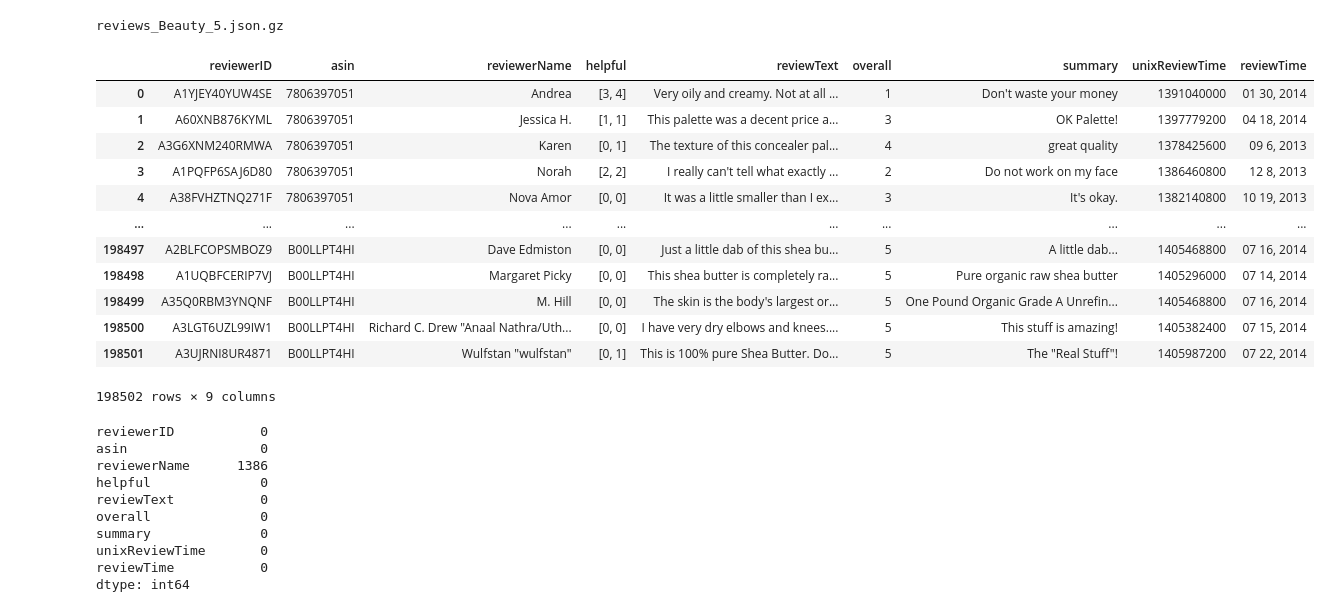
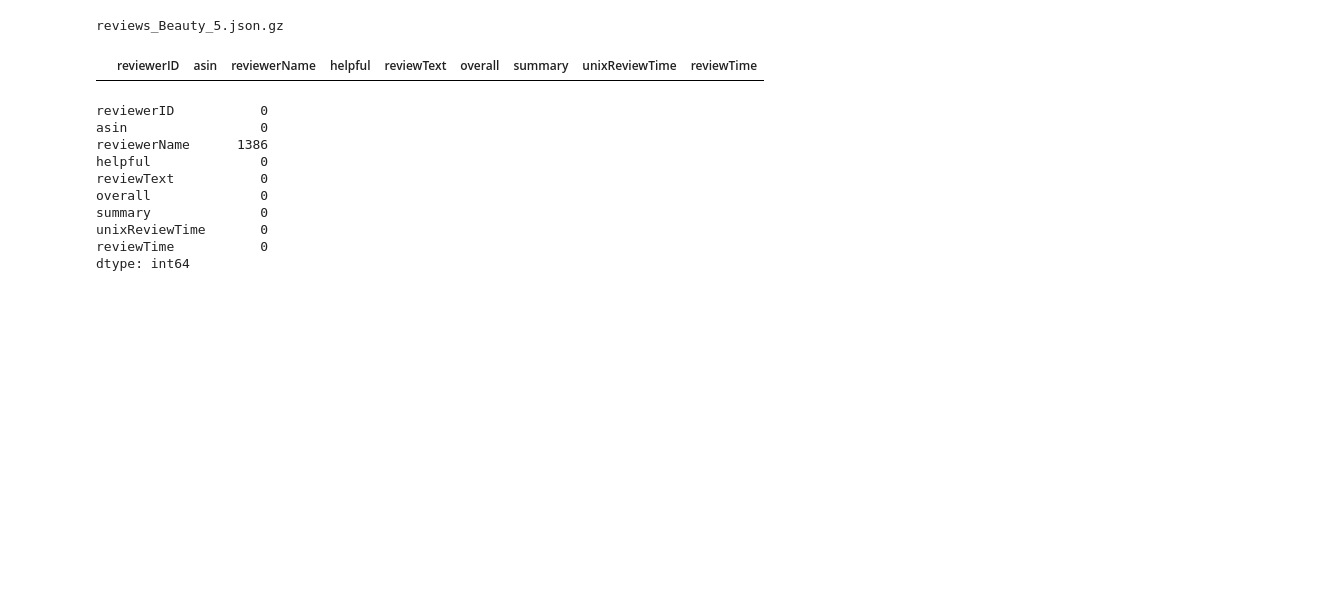
Before and after one commit to zander1268/Recommendation-Systems, a Jupyter notebook: Alex_notebook_2.ipynb, the cells around one changed output. Saved outputs shown, nothing was run; the diff lists cells and outputs as text; code cells hidden in the pictures; blank space fills up the shorter version.

```diff
--- a/Alex_notebook_2.ipynb
+++ b/Alex_notebook_2.ipynb
@@ -15,21 +15,9 @@ reviews_Beauty_5.json.gz
 # %%
 df = pd.read_json("Data/reviews_Beauty_5.json.gz",lines=True)
 # %%
-df
+df[df["summary"]==" "]
 # %% [output]
 |  | reviewerID | asin | reviewerName | helpful | reviewText | overall | summary | unixReviewTime | reviewTime |
-| 0 | A1YJEY40YUW4SE | 7806397051 | Andrea | [3, 4] | Very oily and creamy. Not at all ... | 1 | Don't waste your money | 1391040000 | 01 30, 2014 |
-| 1 | A60XNB876KYML | 7806397051 | Jessica H. | [1, 1] | This palette was a decent price a... | 3 | OK Palette! | 1397779200 | 04 18, 2014 |
-| 2 | A3G6XNM240RMWA | 7806397051 | Karen | [0, 1] | The texture of this concealer pal... | 4 | great quality | 1378425600 | 09 6, 2013 |
-| 3 | A1PQFP6SAJ6D80 | 7806397051 | Norah | [2, 2] | I really can't tell what exactly ... | 2 | Do not work on my face | 1386460800 | 12 8, 2013 |
-| 4 | A38FVHZTNQ271F | 7806397051 | Nova Amor | [0, 0] | It was a little smaller than I ex... | 3 | It's okay. | 1382140800 | 10 19, 2013 |
-| ... | ... | ... | ... | ... | ... | ... | ... | ... | ... |
-| 198497 | A2BLFCOPSMBOZ9 | B00LLPT4HI | Dave Edmiston | [0, 0] | Just a little dab of this shea bu... | 5 | A little dab... | 1405468800 | 07 16, 2014 |
-| 198498 | A1UQBFCERIP7VJ | B00LLPT4HI | Margaret Picky | [0, 0] | This shea butter is completely ra... | 5 | Pure organic raw shea butter | 1405296000 | 07 14, 2014 |
-| 198499 | A35Q0RBM3YNQNF | B00LLPT4HI | M. Hill | [0, 0] | The skin is the body's largest or... | 5 | One Pound Organic Grade A Unrefin... | 1405468800 | 07 16, 2014 |
-| 198500 | A3LGT6UZL99IW1 | B00LLPT4HI | Richard C. Drew "Anaal Nathra/Uth... | [0, 0] | I have very dry elbows and knees.... | 5 | This stuff is amazing! | 1405382400 | 07 15, 2014 |
-| 198501 | A3UJRNI8UR4871 | B00LLPT4HI | Wulfstan "wulfstan" | [0, 1] | This is 100% pure Shea Butter. Do... | 5 | The "Real Stuff"! | 1405987200 | 07 22, 2014 |
-198502 rows × 9 columns
 # %%
 df.isna().sum()
 # %% [output]
```
Also changed, not shown: parts of 36 cells of this notebook, 2 other files.
